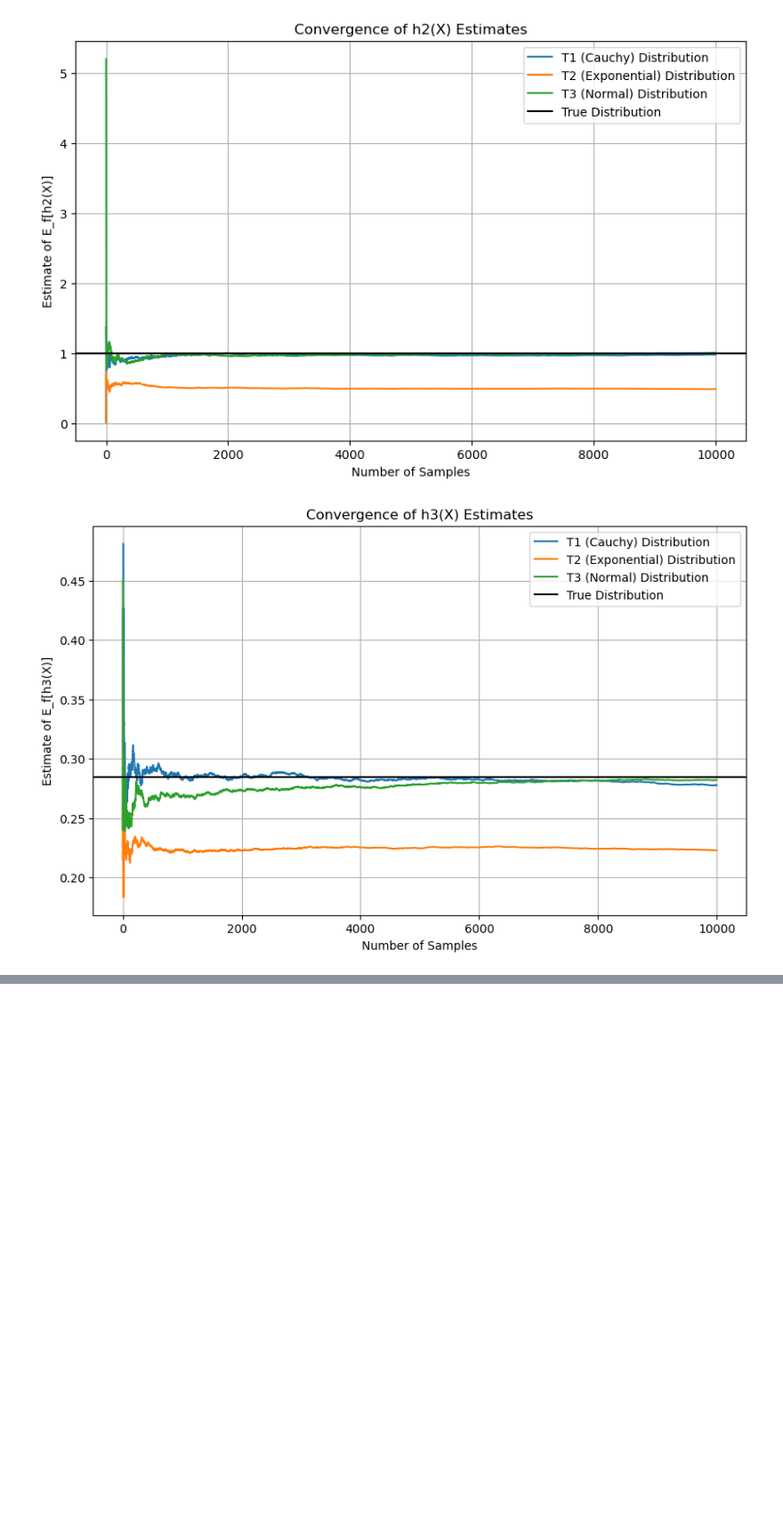
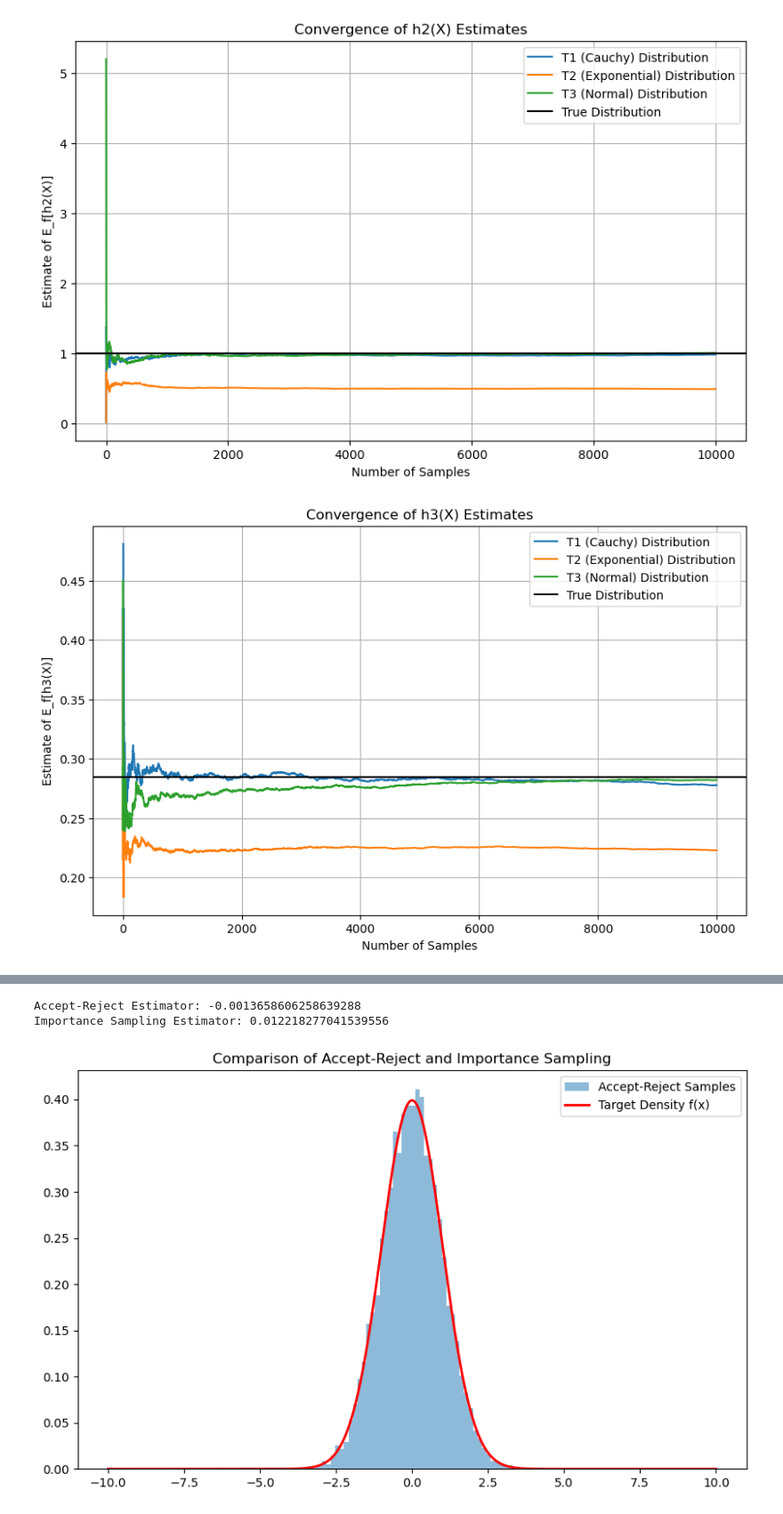
Before and after one commit to rocky115/DeepMythomatics, a Jupyter notebook: Vibrant_Chaotic_Intelligence/Chapter-3/Chapter-3_ଦେଓମାଲି_Carlos_Montes_4.ipynb, the cells around one changed output, grey strips where cells are left out. Shown at 89% size. Saved outputs shown, nothing was run; the diff lists cells and outputs as text; code cells hidden in the pictures; blank space fills up the shorter version.

```diff
--- a/Vibrant_Chaotic_Intelligence/Chapter-3/Chapter-3_ଦେଓମାଲି_Carlos_Montes_4.ipynb
+++ b/Vibrant_Chaotic_Intelligence/Chapter-3/Chapter-3_ଦେଓମାଲି_Carlos_Montes_4.ipynb
@@ -328,0 +510,80 @@ for h, h_label in zip(h_functions, ["h1", "h2", "h3"]):
+# %%
+import numpy as np
+import matplotlib.pyplot as plt
+from scipy.stats import norm
+
+# Define the target density f(x) (e.g., standard normal distribution)
+def target_density(x):
+    return norm.pdf(x, loc=0, scale=1)
+
+# Define the proposal density g(x) (e.g., normal distribution with larger variance)
+def proposal_density(x):
+    return norm.pdf(x, loc=0, scale=2)
+
+# Define the function h(x) to estimate the expectation of (e.g., h(x) = x)
+def h(x):
+    return x
+
+# Accept-Reject method
+def accept_reject_sample(n, M):
+    accepted_samples = []
+    while len(accepted_samples) < n:
+        # Sample from the proposal distribution g(x)
+        y = np.random.normal(0, 2)
+
+        # Sample a uniform random variable
+        u = np.random.uniform(0, 1)
+
+        # Accept or reject based on the ratio f(x) / (M * g(x))
+        if u <= target_density(y) / (M * proposal_density(y)):
+            accepted_samples.append(y)
+
+    return np.array(accepted_samples)
+
+# Importance Sampling method
+def importance_sampling_sample(n):
+    # Generate n samples from the proposal distribution g(x)
+    samples = np.random.normal(0, 2, n)
+
+    # Compute the importance weights
+    weights = target_density(samples) / proposal_density(samples)
+
+    # Estimate the expectation of h(x) using importance sampling
+    estimator = np.sum(weights * h(samples)) / np.sum(weights)
+
+    return estimator
+
+# Parameters
+n = 10000  # Number of samples
+M = 2      # Constant for Accept-Reject method, should be M >= max(f(x) / g(x))
+
+# Generate samples using Accept-Reject method
+accept_reject_samples = accept_reject_sample(n, M)
+
+# Estimate using Accept-Reject method
+accept_reject_estimate = np.mean(h(accept_reject_samples))
+
+# Estimate using Importance Sampling method
+importance_sampling_estimate = importance_sampling_sample(n)
+
+# Display results
+print(f"Accept-Reject Estimator: {accept_reject_estimate}")
+print(f"Importance Sampling Estimator: {importance_sampling_estimate}")
+
+# Plot the results to visualize the comparison
+plt.figure(figsize=(10, 6))
+
+# Histogram of Accept-Reject samples
+plt.hist(accept_reject_samples, bins=50, density=True, alpha=0.5, label='Accept-Reject Samples')
+
+# Overlay the target density f(x)
+x_vals = np.linspace(-10, 10, 1000)
+plt.plot(x_vals, target_density(x_vals), label='Target Density f(x)', color='red', linewidth=2)
+
+plt.title("Comparison of Accept-Reject and Importance Sampling")
+plt.legend()
+plt.show()
+# %% [output]
+Accept-Reject Estimator: -0.0013658606258639288
+Importance Sampling Estimator: 0.012218277041539556
+[figure, added]
```
Also changed, not shown: parts of 6 cells of this notebook, 1 other file.
